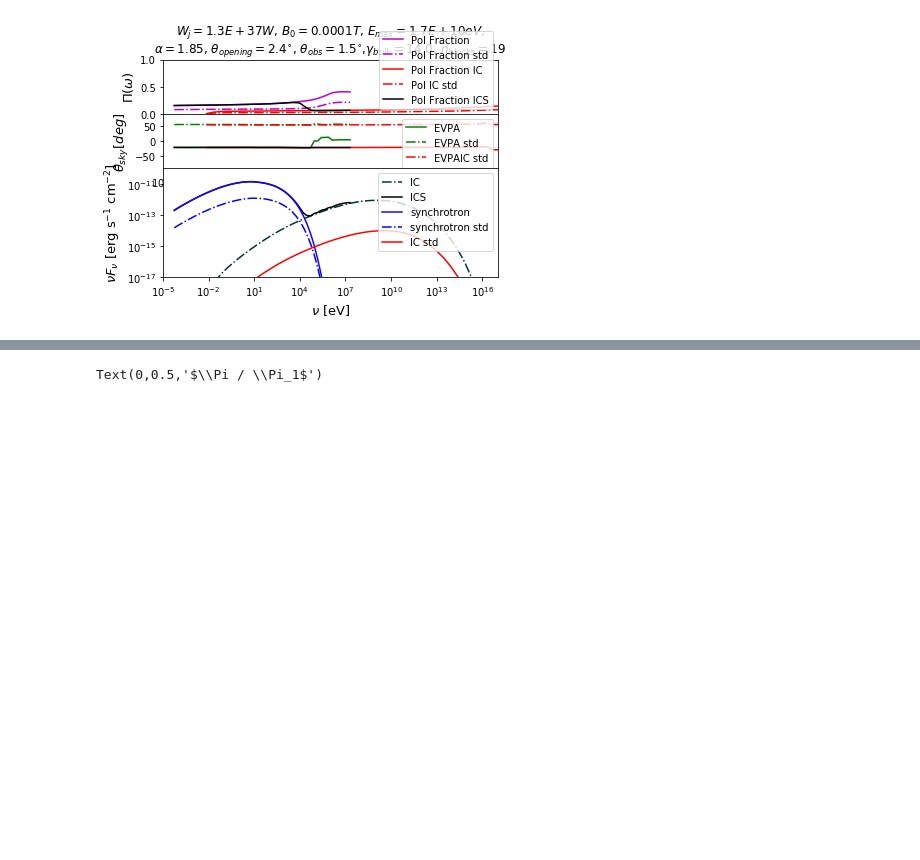
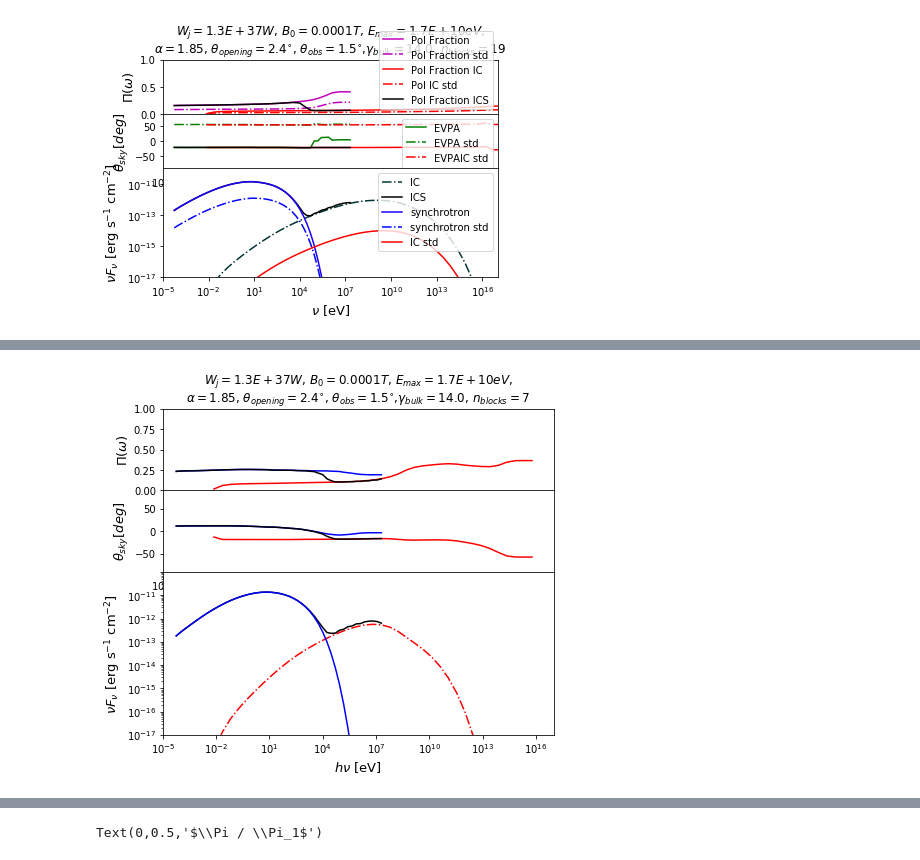
Before and after one commit to alpv95/SSCpol, a Jupyter notebook: notebooks/Analyze.ipynb, the cells around one changed output, grey strips where cells are left out. Cells and saved outputs as stored; diff of their text form; code cells hidden in the pictures; blank space fills up the shorter version.

```diff
--- a/notebooks/Analyze.ipynb
+++ b/notebooks/Analyze.ipynb
@@ -61 +61,9 @@ junk.plot_SED(testfil_path,keyp_path,freq_path)
+# %%
+data_path = 'nbloc7_90/'
+testfil_path = working_path + data_path + 'TESTFIL1.txt'
+keyp_path = working_path + data_path + 'keyparams1.txt'
+freq_path = working_path + data_path + 'freqrange1.txt'
+junk.plot_SED(testfil_path,keyp_path,freq_path)
+# %% [output]
+[figure, added]
 # %%
```
Also changed, not shown: parts of 12 cells of this notebook, 3 other files.
